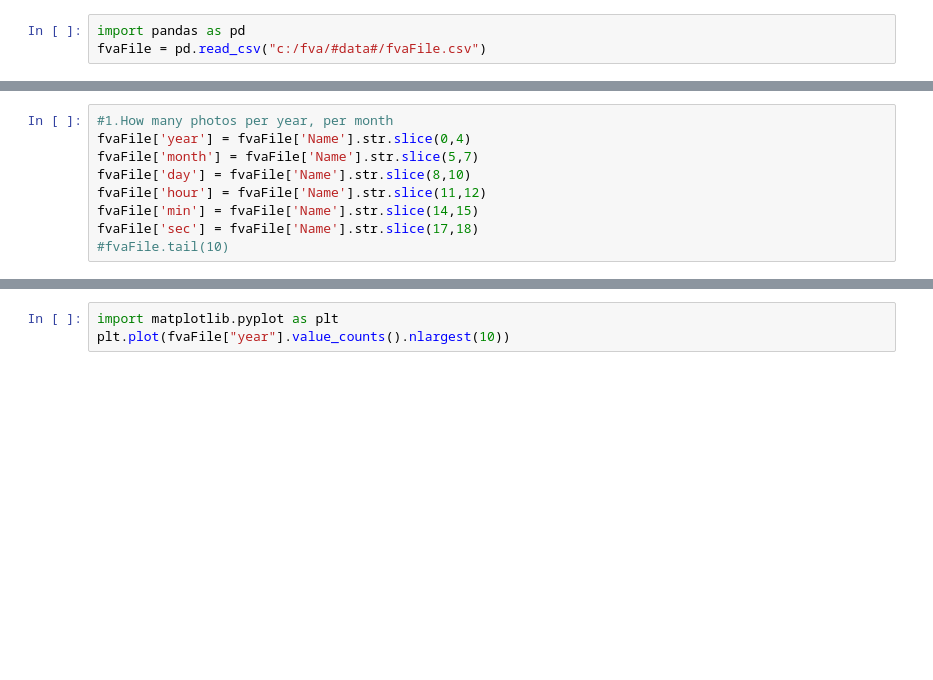
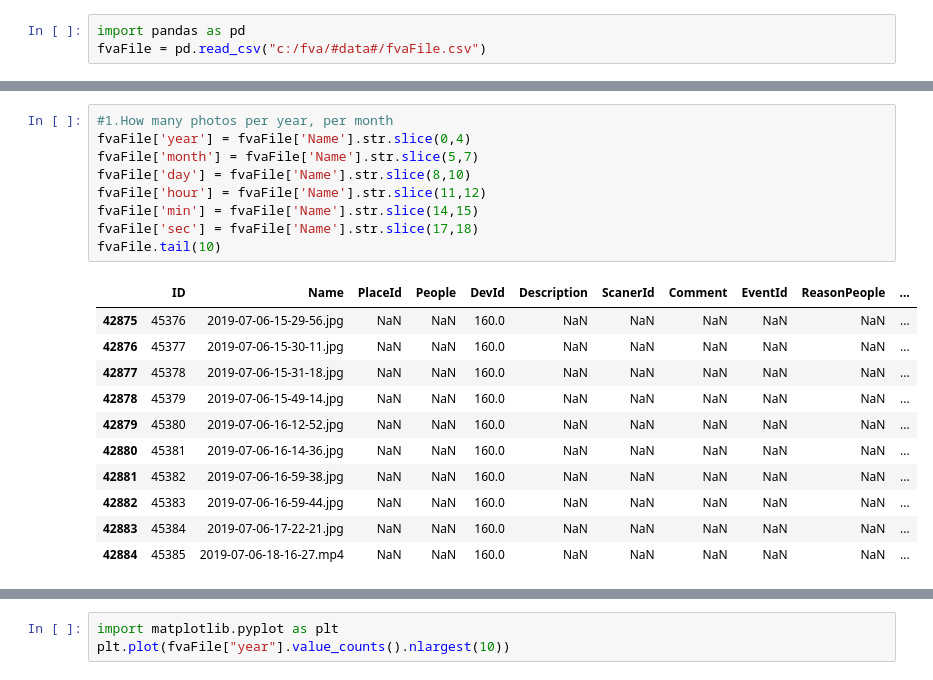
Before and after one commit to dimanikulin/fva, a Jupyter notebook: fvaFile.ipynb, the cells around one changed output, grey strips where cells are left out. Saved outputs shown, nothing was run; the diff lists cells and outputs as text; blank space fills up the shorter version.

```diff
--- a/fvaFile.ipynb
+++ b/fvaFile.ipynb
@@ -44,10 +54,22 @@ dtype: object
 # %%
 #1.How many photos per year, per month
 fvaFile['year'] = fvaFile['Name'].str.slice(0,4)
 fvaFile['month'] = fvaFile['Name'].str.slice(5,7)
 fvaFile['day'] = fvaFile['Name'].str.slice(8,10)
 fvaFile['hour'] = fvaFile['Name'].str.slice(11,12)
 fvaFile['min'] = fvaFile['Name'].str.slice(14,15)
 fvaFile['sec'] = fvaFile['Name'].str.slice(17,18)
-#fvaFile.tail(10)
+fvaFile.tail(10)
+# %% [output]
+|  | ID | Name | PlaceId | People | DevId | Description | ScanerId | Comment | EventId | ReasonPeople | ... |
+| 42875 | 45376 | 2019-07-06-15-29-56.jpg | NaN | NaN | 160.0 | NaN | NaN | NaN | NaN | NaN | ... |
+| 42876 | 45377 | 2019-07-06-15-30-11.jpg | NaN | NaN | 160.0 | NaN | NaN | NaN | NaN | NaN | ... |
+| 42877 | 45378 | 2019-07-06-15-31-18.jpg | NaN | NaN | 160.0 | NaN | NaN | NaN | NaN | NaN | ... |
+| 42878 | 45379 | 2019-07-06-15-49-14.jpg | NaN | NaN | 160.0 | NaN | NaN | NaN | NaN | NaN | ... |
+| 42879 | 45380 | 2019-07-06-16-12-52.jpg | NaN | NaN | 160.0 | NaN | NaN | NaN | NaN | NaN | ... |
+| 42880 | 45381 | 2019-07-06-16-14-36.jpg | NaN | NaN | 160.0 | NaN | NaN | NaN | NaN | NaN | ... |
+| 42881 | 45382 | 2019-07-06-16-59-38.jpg | NaN | NaN | 160.0 | NaN | NaN | NaN | NaN | NaN | ... |
+| 42882 | 45383 | 2019-07-06-16-59-44.jpg | NaN | NaN | 160.0 | NaN | NaN | NaN | NaN | NaN | ... |
+| 42883 | 45384 | 2019-07-06-17-22-21.jpg | NaN | NaN | 160.0 | NaN | NaN | NaN | NaN | NaN | ... |
+| 42884 | 45385 | 2019-07-06-18-16-27.mp4 | NaN | NaN | 160.0 | NaN | NaN | NaN | NaN | NaN | ... |
 # %%
```
Also changed, not shown: parts of 12 cells of this notebook, 1 other file.
